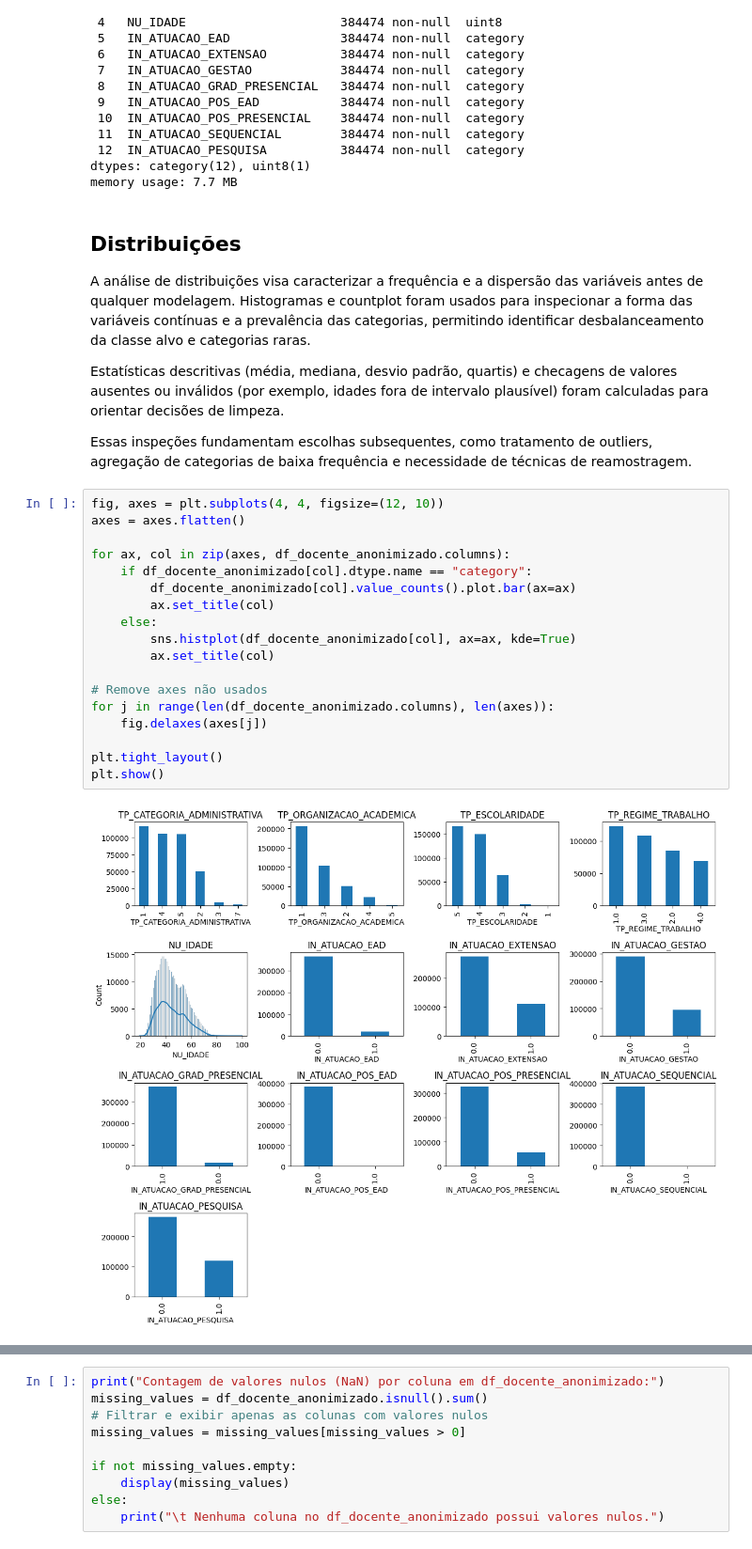
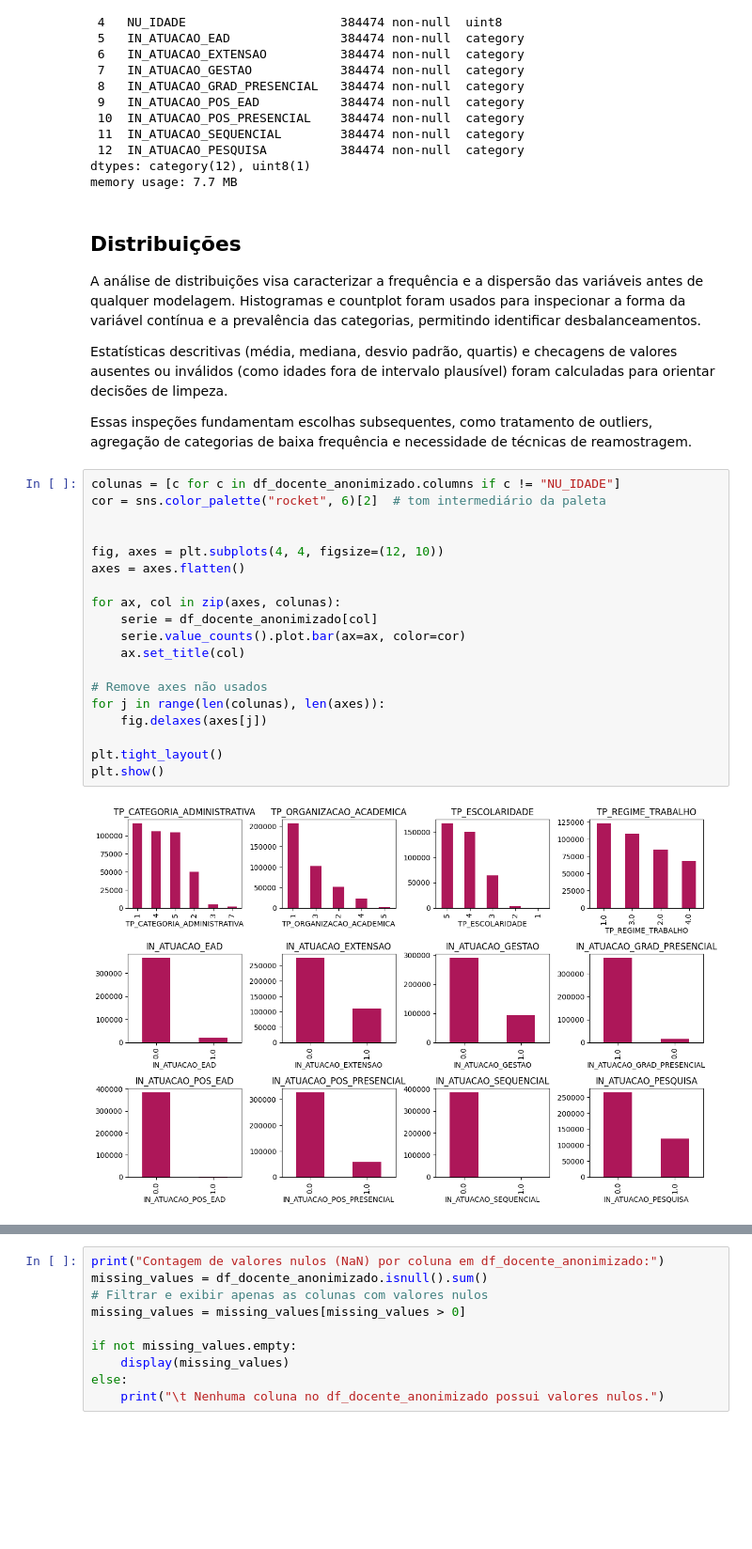
Before and after one commit to leandrottelles/ufu, a Jupyter notebook: Quem_produz_pesquisa_e_em_quais_condições_institucionais.ipynb, the cells around one changed output, grey strips where cells are left out. Shown at 94% size. Drawn from its saved outputs; the diff is of its cells as text; blank space fills up the shorter version.

```diff
--- a/Quem_produz_pesquisa_e_em_quais_condições_institucionais.ipynb
+++ b/Quem_produz_pesquisa_e_em_quais_condições_institucionais.ipynb
@@ -599,29 +599,30 @@ memory usage: 7.7 MB
 # %% [markdown]
 ## Distribuições
 
-A análise de distribuições visa caracterizar a frequência e a dispersão das variáveis antes de qualquer modelagem. Histogramas e countplot foram usados para inspecionar a forma das variáveis contínuas e a prevalência das categorias, permitindo identificar desbalanceamento da classe alvo e categorias raras.
+A análise de distribuições visa caracterizar a frequência e a dispersão das variáveis antes de qualquer modelagem. Histogramas e countplot foram usados para inspecionar a forma da variável contínua e a prevalência das categorias, permitindo identificar desbalanceamentos.
 
-Estatísticas descritivas (média, mediana, desvio padrão, quartis) e checagens de valores ausentes ou inválidos (por exemplo, idades fora de intervalo plausível) foram calculadas para orientar decisões de limpeza.
+Estatísticas descritivas (média, mediana, desvio padrão, quartis) e checagens de valores ausentes ou inválidos (como idades fora de intervalo plausível) foram calculadas para orientar decisões de limpeza.
 
 Essas inspeções fundamentam escolhas subsequentes, como tratamento de outliers, agregação de categorias de baixa frequência e necessidade de técnicas de reamostragem.
 # %%
+colunas = [c for c in df_docente_anonimizado.columns if c != "NU_IDADE"]
+cor = sns.color_palette("rocket", 6)[2]  # tom intermediário da paleta
+
+
 fig, axes = plt.subplots(4, 4, figsize=(12, 10))
 axes = axes.flatten()
 
-for ax, col in zip(axes, df_docente_anonimizado.columns):
-    if df_docente_anonimizado[col].dtype.name == "category":
-        df_docente_anonimizado[col].value_counts().plot.bar(ax=ax)
-        ax.set_title(col)
-    else:
-        sns.histplot(df_docente_anonimizado[col], ax=ax, kde=True)
-        ax.set_title(col)
+for ax, col in zip(axes, colunas):
+    serie = df_docente_anonimizado[col]
+    serie.value_counts().plot.bar(ax=ax, color=cor)
+    ax.set_title(col)
 
 # Remove axes não usados
-for j in range(len(df_docente_anonimizado.columns), len(axes)):
+for j in range(len(colunas), len(axes)):
     fig.delaxes(axes[j])
 
 plt.tight_layout()
 plt.show()
 # %% [output]
-[figure, old version]
+[figure, new version]
 # %% [markdown]
```
Also changed, not shown: parts of 78 cells of this notebook.
